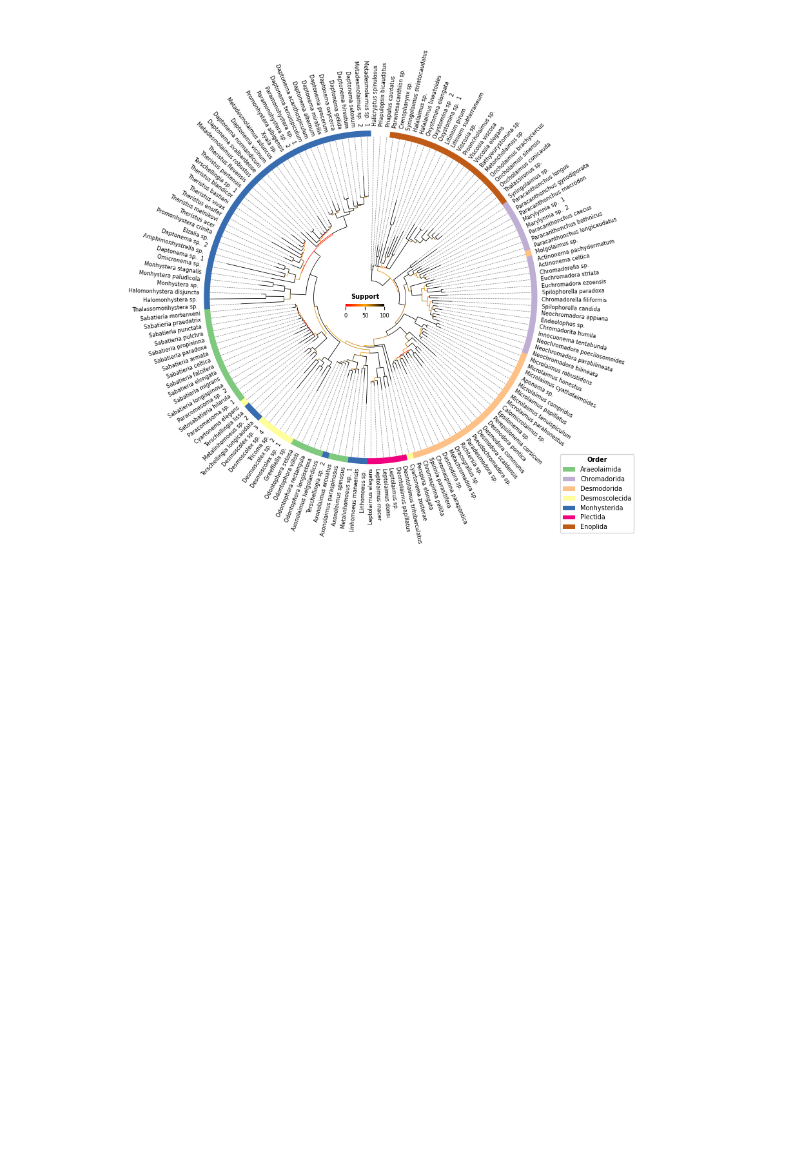
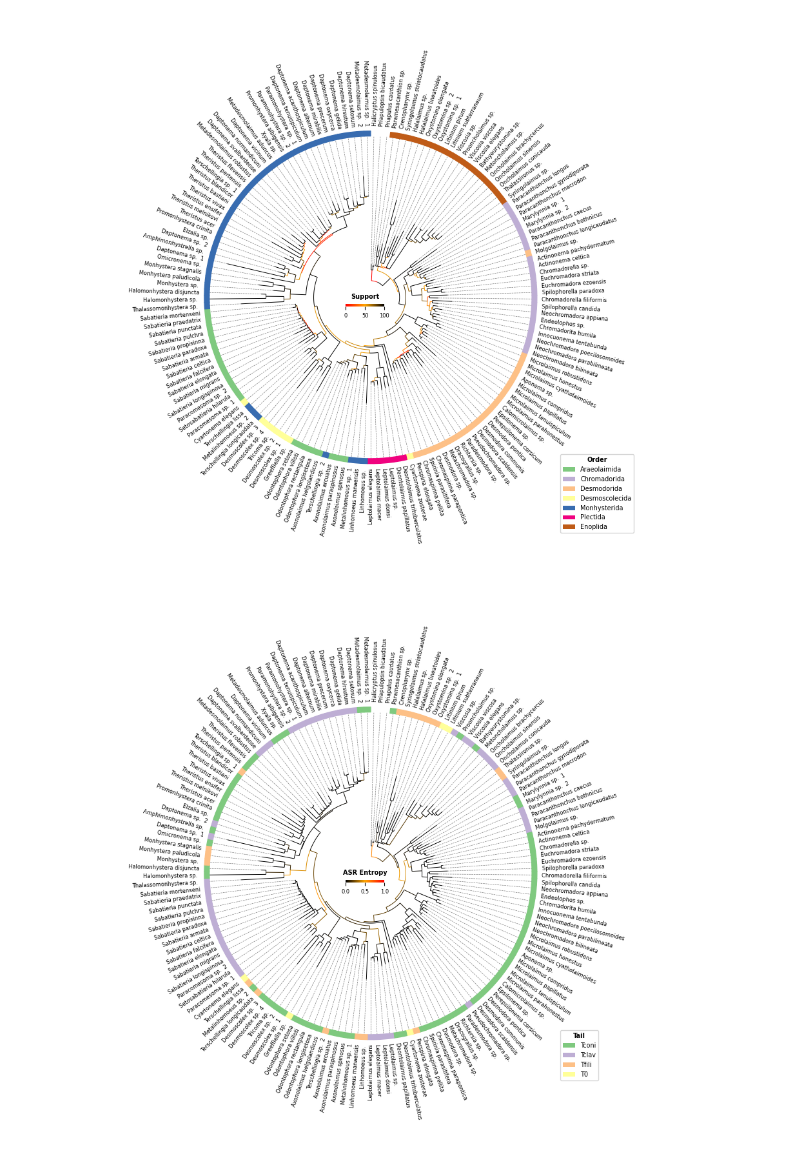
Before and after one commit to Dzee97/Thesis_NemaPred, a Jupyter notebook: notebooks/tree_vis.ipynb, the cells around one changed output. Drawn from its saved outputs; the diff is of its cells as text; code cells hidden in the pictures; blank space fills up the shorter version.

```diff
--- a/notebooks/tree_vis.ipynb
+++ b/notebooks/tree_vis.ipynb
@@ -26,20 +32,22 @@ circos, tv = Circos.initialize_from_tree(
 norm = Normalize(vmin=0, vmax=100)
 cmap = LinearSegmentedColormap.from_list('BlackRed', ['red', 'orange', 'black'])
 
+df_support = pd.read_csv(TREE_SUPPORT_PATH, index_col="node")
+
 for clade in tv.tree.find_clades():
     if clade.branch_length is not None:
         clade.branch_length = pow(clade.branch_length, (1 - steepness))
 
-    if clade.confidence is not None:
-        confidence = clade.confidence
+    if clade.name in df_support.index:
+        confidence = df_support.support[clade.name]
     else:
         confidence = 100
 
     color = cmap(norm(confidence))
 
-    tv.set_node_line_props(clade.name, color=color, lw=0.6, descendent=False)
+    tv.set_node_line_props(clade.name, color=color, lw=0.7, descendent=False)
 
-df = pd.read_csv(TRAIT_PATH, index_col="worms_genus")
+df_traits = pd.read_csv(TRAIT_PATH, index_col="worms_genus")
 
 sector = tv.track.parent_sector
 track = sector.add_track((97,100))
@@ -48,13 +56,13 @@ group_color = {order: ColorCycler() for order in df.worms_order.unique()}
 for i, label in enumerate(tv.leaf_labels):
     genus = label.split("_")[0]
 
-    if genus not in df.index:
+    if genus not in df_traits.index:
         continue
 
     track.rect(
         start=i,
         end=i+1,
-        color=group_color[df.loc[genus].worms_order],
+        color=group_color[df_traits.loc[genus].worms_order],
         lw=1
     )
 
@@ -81,3 +89,83 @@ cbar.outline.set_visible(False)
 cbar.ax.tick_params(labelsize=6)
 # %% [output]
 [figure]
+# %%
+steepness = 0.0
+
+circos, tv = Circos.initialize_from_tree(
+    TREE_PATH,
+    leaf_label_size=6,
+    r_lim=(10,97),
+    ladderize=True,
+    leaf_label_rmargin=6,
+    label_formatter=lambda t: t.replace("_", " ")
+)
+
+norm = Normalize(vmin=0, vmax=1)
+cmap = LinearSegmentedColormap.from_list('RedGreen', ['black', 'orange', 'red'])
+
+def linear_shannon(row):
+    k = len(row)
+    e = sum([(1 / (1-k) * p) - (1 / (1-k)) if p > 1/k else p for p in row])
+    return e
+
+
+
+df_arc = pd.read_csv(ARC_TAIL_PATH, index_col="node")
+df_arc["entropy"] = df_arc.apply(linear_shannon, axis=1)
+
+for clade in tv.tree.find_clades():
+    if clade.branch_length is not None:
+        clade.branch_length = pow(clade.branch_length, (1 - steepness))
+
+    if clade.name in df_arc.index:
+        entropy = df_arc.entropy[clade.name]
+    else:
+        entropy = 0
+
+    color = cmap(norm(entropy))
+
+    tv.set_node_line_props(clade.name, color=color, lw=0.7, descendent=False)
+
+df_traits = pd.read_csv(TRAIT_PATH, index_col="worms_genus")
+
+sector = tv.track.parent_sector
+track = sector.add_track((97,100))
+ColorCycler.set_cmap("Accent")
+group_color = {order: ColorCycler() for order in df_traits["tail"].unique()}
+for i, label in enumerate(tv.leaf_labels):
+    genus = label.split("_")[0]
+
+    if genus not in df_traits.index:
+        continue
+
+    track.rect(
+        start=i,
+        end=i+1,
+        color=group_color[df_traits.loc[genus, "tail"]],
+        lw=1
+    )
+
+fig = circos.plotfig()
+
+_ = fig.legend(
+    handles=[Patch(label=order, fc=color) for order, color in group_color.items()],
+    loc="upper left",
+    fontsize=7,
+    bbox_to_anchor=(0.85,0.2),
+    title="Tail",
+    title_fontproperties={'weight':'bold', "size": 7}
+)
+
+
+cax = fig.add_axes((0.44, 0.48, 0.075, 0.005))
+cax.set_title("ASR Entropy", fontsize=7, fontweight="bold")
+
+sm = ScalarMappable(norm=norm, cmap=cmap)
+sm.set_array([])
+
+cbar = fig.colorbar(sm, cax=cax, orientation="horizontal", )
+cbar.outline.set_visible(False)
+cbar.ax.tick_params(labelsize=6)
+# %% [output]
+[figure, added]
```
Also changed, not shown: parts of 2 cells of this notebook, 2 other files.
